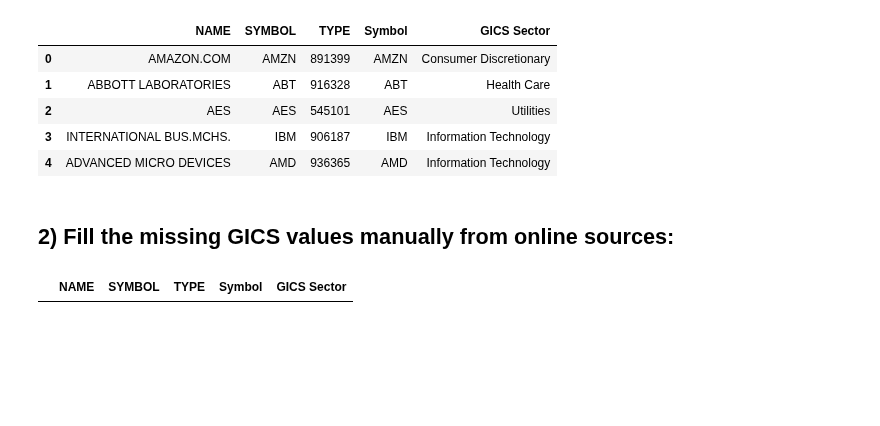
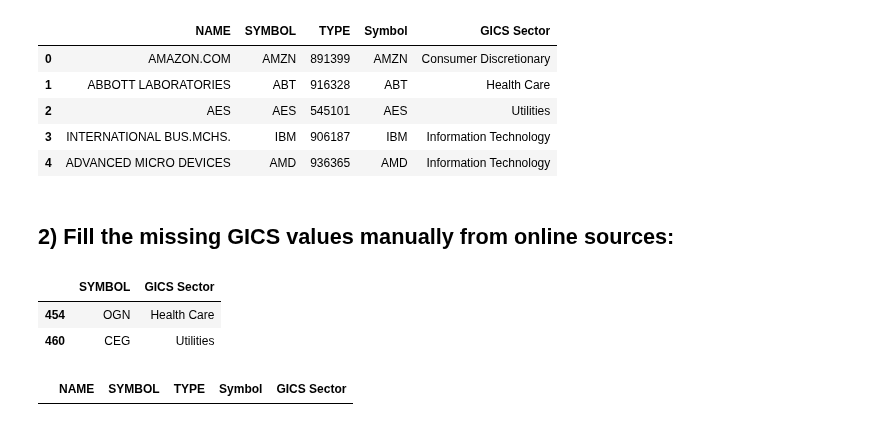
Before and after one commit to rebecca-di-francesco-bfh/sectoral-decarbonization, a Jupyter notebook: create_datasets_without_ogn_ceg.ipynb, the cells around one changed output. Drawn from its saved outputs; the diff is of its cells as text; code cells hidden in the pictures; blank space fills up the shorter version.

```diff
--- a/create_datasets_without_ogn_ceg.ipynb
+++ b/create_datasets_without_ogn_ceg.ipynb
@@ -100,6 +100,12 @@ gics.loc[(gics['GICS Sector'].isna()) & (gics['NAME'] == "ACTIVISION BLIZZARD DE
 gics.loc[(gics['GICS Sector'].isna()) & (gics['NAME'] == "LUMEN TECHNOLOGIES"), 'GICS Sector'] = 'Communication Services'
 gics.loc[(gics['GICS Sector'].isna()) & (gics['NAME'] == "NEWELL BRANDS (XSC)"), 'GICS Sector'] = 'Consumer Staples'
 gics.loc[(gics['GICS Sector'].isna()) & (gics['NAME'] == "VORNADO REALTY TRUST"), 'GICS Sector'] = 'Real Estate'
+# %%
+gics.loc[gics['SYMBOL'].isin(['CEG', 'OGN']), ['SYMBOL', 'GICS Sector']]
+# %% [output]
+|  | SYMBOL | GICS Sector |
+| 454 | OGN | Health Care |
+| 460 | CEG | Utilities |
 # %%
 gics.loc[(gics['GICS Sector'].isna())]
 # %% [output]
```
Also changed, not shown: 59 other files.
